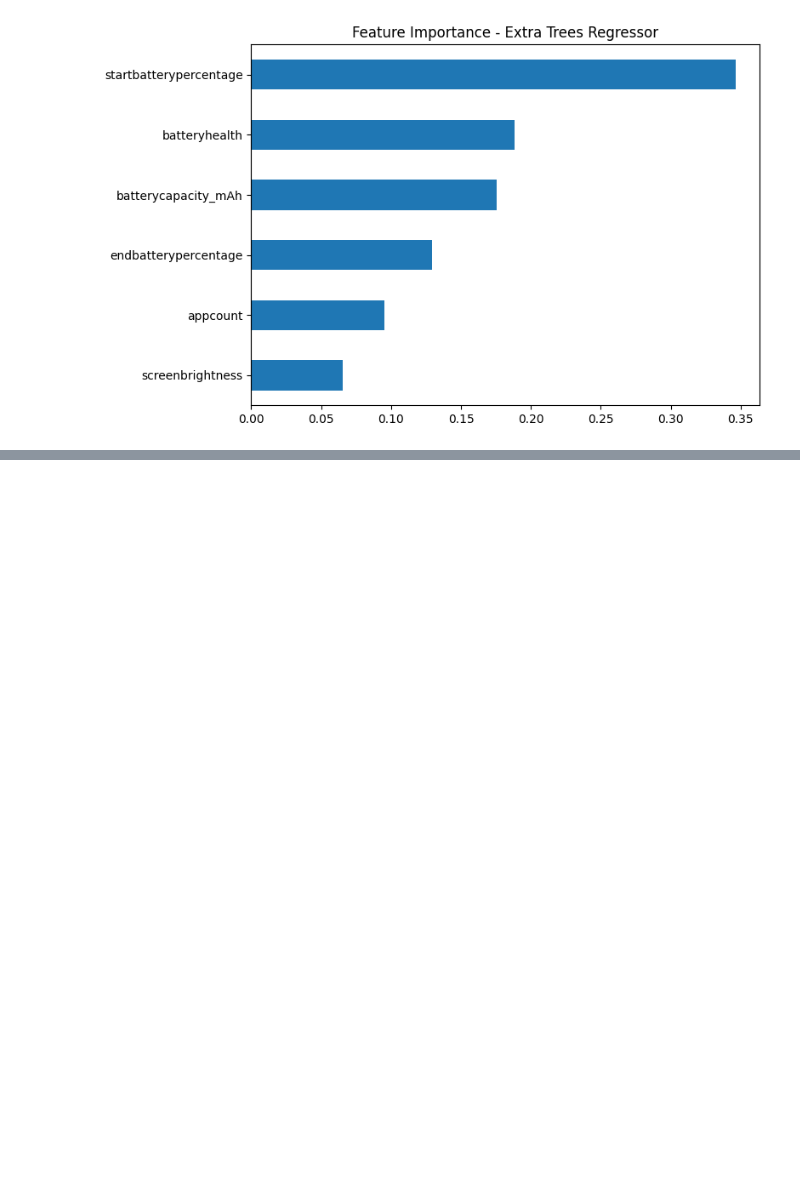
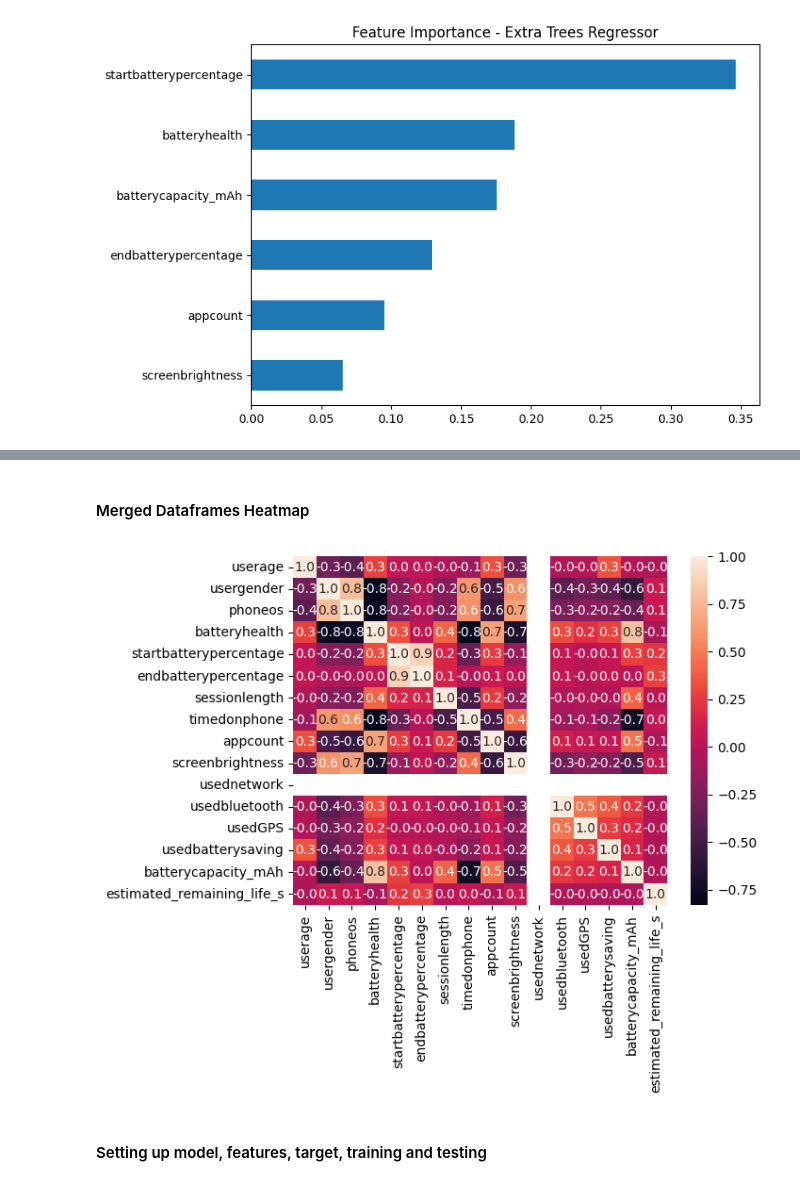
Before and after one commit to toent/Phone-Battery-Life-Predictor, a Jupyter notebook: BatteryLifePredictor.ipynb, the cells around one changed output, grey strips where cells are left out. Drawn from its saved outputs; the diff is of its cells as text; code cells hidden in the pictures; blank space fills up the shorter version.

Commit message:
tried sherlock dataset merging added a simple web app to the battery survey model

```diff
--- a/BatteryLifePredictor.ipynb
+++ b/BatteryLifePredictor.ipynb
@@ -254,0 +379,26 @@ plt.show()
+# %%
+# change phoneos to 0 (iOs) and 1 (Android)
+sherlock_df["phoneos"] = sherlock_df["phoneos"].str.strip().str.lower().map({
+    "ios": 0,
+    "android": 1
+})
+
+# change all yes/no collumns in the data set to 1/0 booleans
+sherlock_yes_no_cols = [
+    col for col in df.columns
+    if sherlock_df[col].astype(str).str.lower().isin(["yes", "no"]).any() and col != "phoneos"
+]
+
+for col in sherlock_yes_no_cols:
+    sherlock_df[col] = sherlock_df[col].astype(str).str.strip().str.lower().map({
+        "yes": 1,
+        "no": 0
+    })
+
+# converting gender options to numerical values
+sherlock_df["usergender"] = sherlock_df["usergender"].str.strip().str.lower().map({
+    "man": 0,
+    "woman": 1,
+    "non-binary": 2,
+    "prefer not to say": 3
+})
@@ -254,0 +407,5 @@ plt.show()
+# %%
+#merged_df = df.merge(sherlock_df, how='inner')
+
+merged_df = pd.concat([df, sherlock_df], ignore_index=True)
+merged_df.head(75)
@@ -254,0 +426,9 @@ plt.show()
+# %% [markdown]
+#### Merged Dataframes Heatmap
+# %%
+correlations = merged_df.select_dtypes(include='number').corr()
+plot = sb.heatmap(correlations, cbar=True, annot=True, fmt=".1f")
+# %% [output]
+[figure, added]
+# %% [markdown]
+#### Setting up model, features, target, training and testing
```
Also changed, not shown: parts of 16 cells of this notebook, 4 other files.
